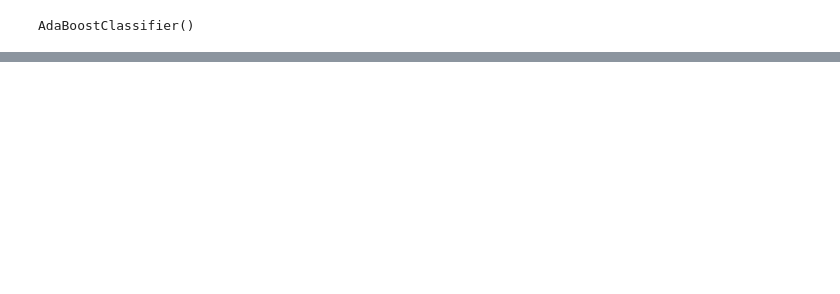
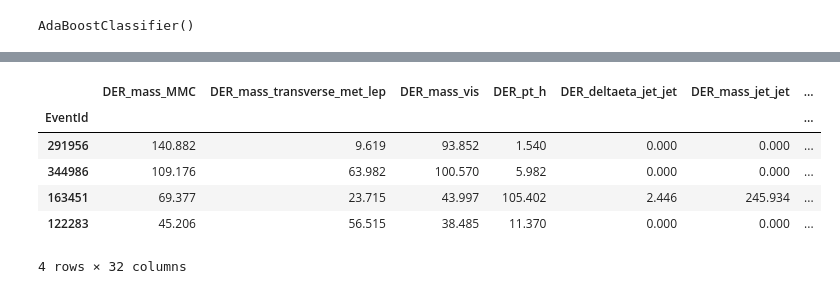
Before and after one commit to sudhirjangra/physics_exp_machine_learning, a Jupyter notebook: physics_exp_mL.ipynb, the cells around one changed output, grey strips where cells are left out. Cells and saved outputs as stored; diff of their text form; code cells hidden in the pictures; blank space fills up the shorter version.

```diff
--- a/physics_exp_mL.ipynb
+++ b/physics_exp_mL.ipynb
@@ -124,5 +124,7 @@ df.shape
 (250000, 32)
 # %%
 df = df.replace(-999, 0)
+df2 = df.copy()
+df2 = df2.replace(-999, np.nan)
 # to handle missing values
 # %%
@@ -370 +374,12 @@ Feature Importances (Decision Tree):
 | 30 | mmc_failed | 0.000000 |
+# %%
+# trying keeping missing values
+df2.sample(4)
+# %% [output]
+|  | DER_mass_MMC | DER_mass_transverse_met_lep | DER_mass_vis | DER_pt_h | DER_deltaeta_jet_jet | DER_mass_jet_jet | ... |
+| EventId |  |  |  |  |  |  | ... |
+| 291956 | 140.882 | 9.619 | 93.852 | 1.540 | 0.000 | 0.000 | ... |
+| 344986 | 109.176 | 63.982 | 100.570 | 5.982 | 0.000 | 0.000 | ... |
+| 163451 | 69.377 | 23.715 | 43.997 | 105.402 | 2.446 | 245.934 | ... |
+| 122283 | 45.206 | 56.515 | 38.485 | 11.370 | 0.000 | 0.000 | ... |
+4 rows × 32 columns
```
Also changed, not shown: parts of 25 cells of this notebook.
